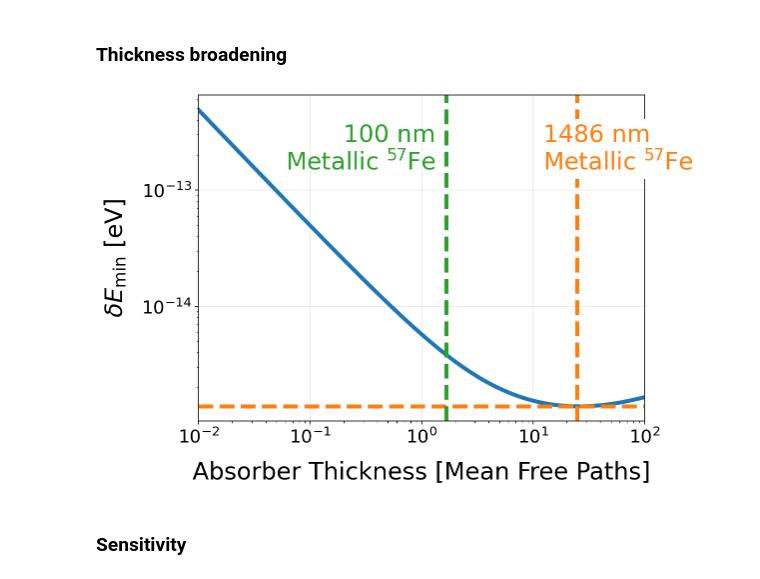
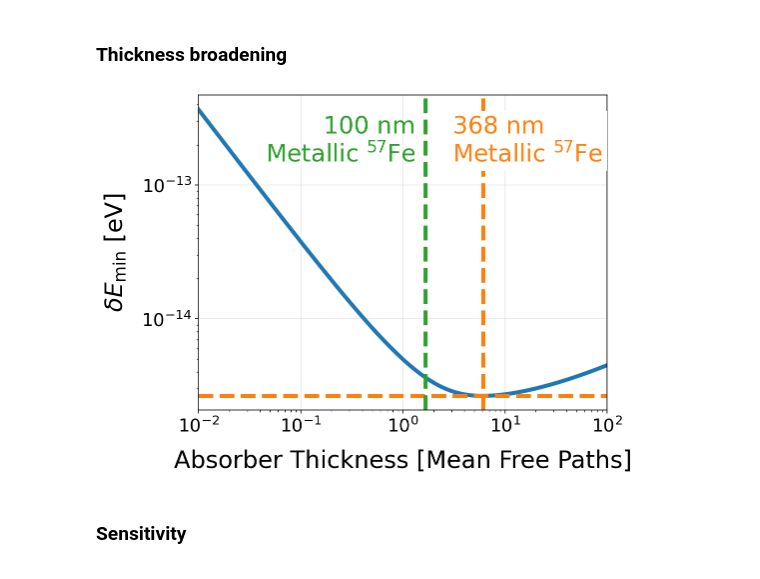
Before and after one commit to StanfordMossbauer/mossbauer_study, a Jupyter notebook: example.ipynb, the cells around one changed output. Saved outputs shown, nothing was run; the diff lists cells and outputs as text; code cells hidden in the pictures.

```diff
--- a/example.ipynb
+++ b/example.ipynb
@@ -166,32 +166,36 @@ deltaE_opt = np.zeros_like(ts)
 
 for i, t in enumerate(tqdm(ts)):
     moss.absorber.thickness_normalized = t
-    ans = moss.get_deltaEmin_linear(vels=np.logspace(-4, 0, 1000))
+    ans = moss.get_deltaEmin_linear(vels=np.logspace(-4, 0, 1000), acquisition_time=acquisition_time)
     deltaE_opt[i] = vel_to_E(ans[2])
 
 moss.absorber.thickness_normalized = t_mgcm2 * absorption_coefficient * recoilless_fraction_A
-# %%
-t_exp = (100./48)*0.8
-fig, ax = plt.subplots()
-plt.plot(ts, deltaE_opt)
-tmin = ts[np.argmin(deltaE_opt)]
-plt.axvline(tmin, color='C1', linestyle='--')
-plt.axhline(deltaE_opt.min(), color='C1', linestyle='--')
-plt.annotate('%d nm\nMetallic $^{57}$Fe' % (tmin * 48/.8), (tmin*0.5, 1.5e-13), color='C1', bbox=dict(color='w'))
-plt.axvline(t_exp, color='C2', linestyle='--', lw=4)
-plt.annotate('100 nm\nMetallic $^{57}$Fe' , (t_exp*0.8, 1.5e-13), color='C2', ha='right')
-plt.yscale('log')
-plt.xscale('log')
-plt.xlabel(r'Absorber Thickness [Mean Free Paths]')
-plt.ylabel(r'$\delta E_\mathrm{min}$ [eV]')
-
-plt.xlim([0.01, 100])
-#plt.tight_layout()
-if False:
-    plt.savefig('plots/effective_absorber_thickness_vs_sensitivity.png')
-plt.show()
-# %% [output]
-[figure, removed]
+# %%
+t_exp = (100./48)*0.8
+#plt.plot(ts, deltaE, lw=3)
+fig, ax = plt.subplots(figsize=(8, 6))
+fsize = 24
+plt.plot(ts, deltaE_opt, lw=4)
+tmin = ts[np.argmin(deltaE_opt)]
+plt.axvline(tmin, color='C1', linestyle='--', lw=4)
+plt.axhline(deltaE_opt.min(), color='C1', linestyle='--', lw=4)
+plt.annotate('%d nm\nMetallic $^{57}$Fe' % (tmin * 48/.8), (tmin*0.5, 1.5e-13), color='C1', fontsize=fsize, bbox=dict(color='w'))
+plt.axvline(t_exp, color='C2', linestyle='--', lw=4)
+plt.annotate('100 nm\nMetallic $^{57}$Fe' , (t_exp*0.8, 1.5e-13), color='C2', ha='right', fontsize=fsize)
+plt.yscale('log')
+plt.xscale('log')
+plt.xlabel(r'Absorber Thickness [Mean Free Paths]', fontsize=fsize)
+plt.ylabel(r'$\delta E_\mathrm{min}$ [eV]', fontsize=fsize)
+
+ax.tick_params(axis='both', which='major', labelsize=18)
+ax.tick_params(axis='both', which='minor', labelsize=18)
+plt.xlim([0.01, 100])
+plt.tight_layout()
+if False:
+    plt.savefig('plots/effective_absorber_thickness_vs_sensitivity.png')
+plt.show()
+# %% [output]
+[figure, added]
 # %% [markdown]
 ### Sensitivity
 # %%
```
Also changed, not shown: parts of 4 cells of this notebook, 1 other file.
